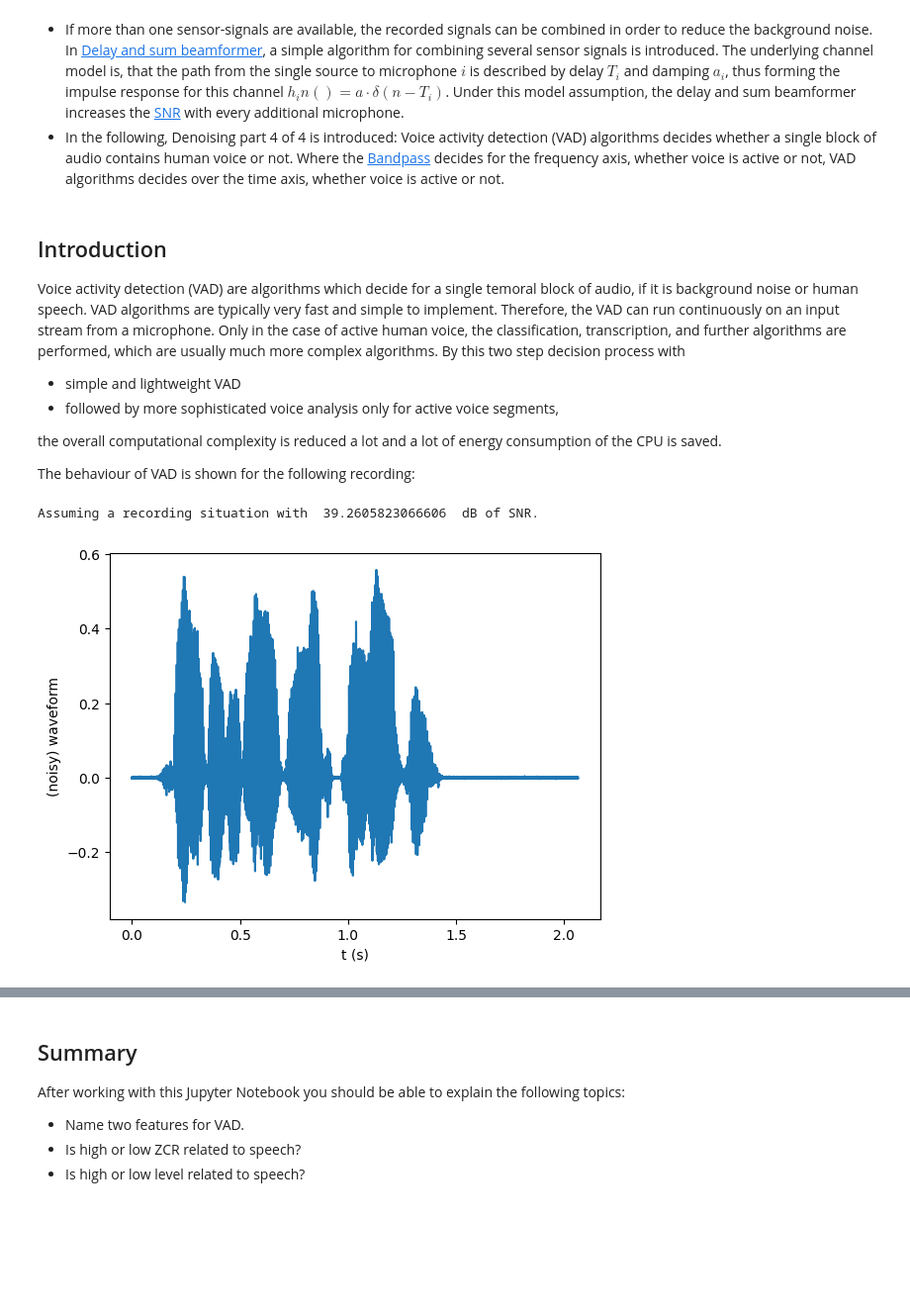
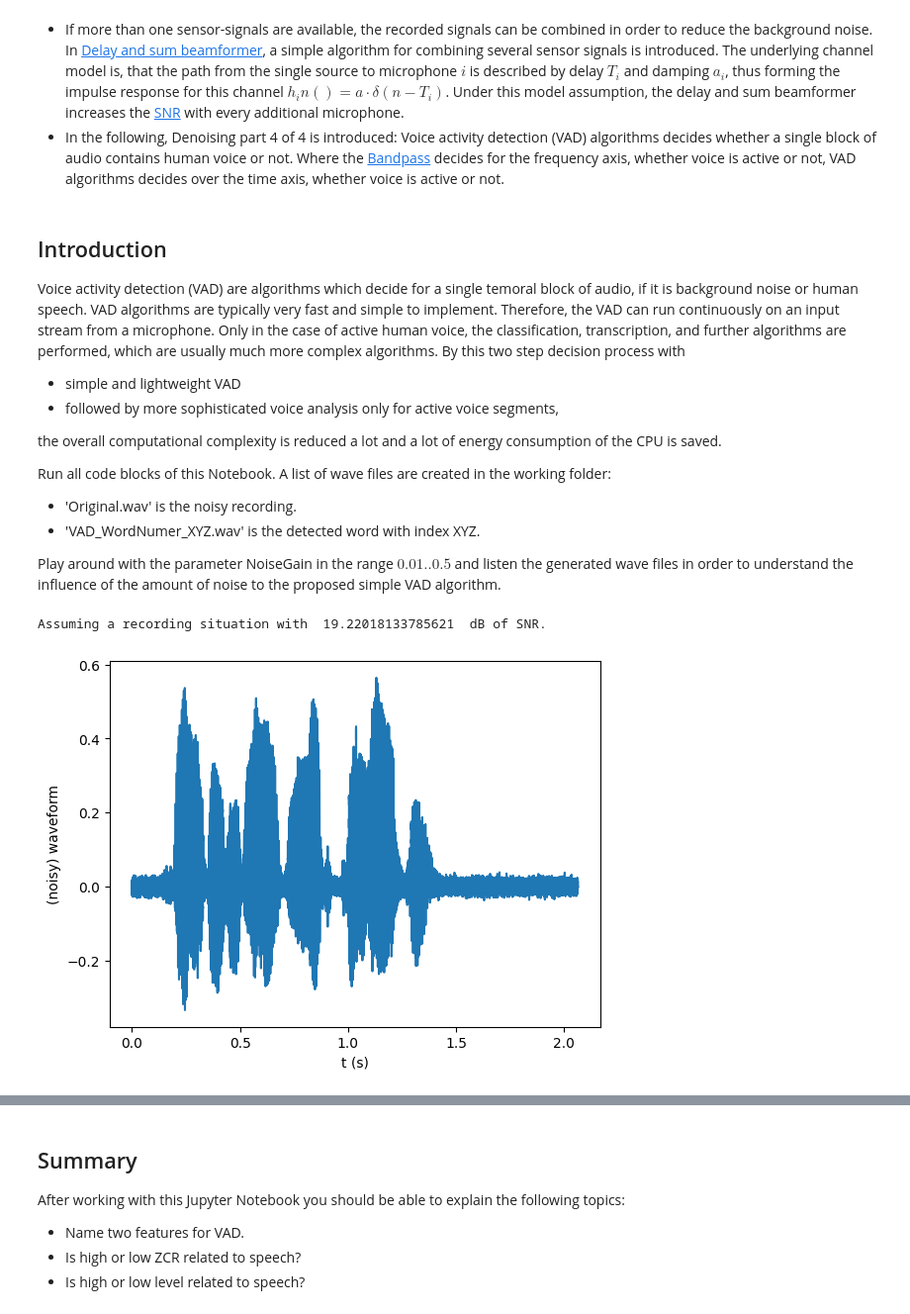
Before and after one commit to spiertz/VoiceControl, a Jupyter notebook: Week09_Denoising_VAD/01_VoiceActivityDetection.ipynb, the cells around one changed output, grey strips where cells are left out. Shown at 99% size. Cells and saved outputs as stored; diff of their text form; code cells hidden in the pictures; blank space fills up the shorter version.

```diff
--- a/Week09_Denoising_VAD/01_VoiceActivityDetection.ipynb
+++ b/Week09_Denoising_VAD/01_VoiceActivityDetection.ipynb
@@ -16,27 +16,42 @@ Voice activity detection (VAD) are algorithms which decide for a single temoral
 
 the overall computational complexity is reduced a lot and a lot of energy consumption of the CPU is saved.
 
-The behaviour of VAD is shown for the following recording:
+Run all code blocks of this Notebook. A list of wave files are created in the working folder:
+
+- 'Original.wav' is the noisy recording.
+- 'VAD_WordNumer_XYZ.wav' is the detected word with index XYZ.
+
+Play around with the parameter NoiseGain in the range $0.01 .. 0.5$ and listen the generated wave files in order to understand the influence of the amount of noise to the proposed simple VAD algorithm.
 # %%
+NoiseGain = 0.01
+
 import numpy as np
 import matplotlib.pyplot as plt
 import sys
 sys.path.insert(1, '../Basics')
 import WaveFileHandling
 
+# delete all wave files in the current directory for allowing repeated runs of this notebook without manual cleanup
+import os
+for file in os.listdir('.'):
+    if file.endswith('.wav'):
+        os.remove(file)
+
 x, Fs = WaveFileHandling.ReadWaveAsNumpyArray('../Audio/PferdeSchnaubenNichtDieNase.wav')
-y = x + 0.001 * np.random.randn(x.shape[0])
+y = x + NoiseGain * np.random.randn(x.shape[0])
 SNR = 10*np.log10(np.sum(x**2) / np.sum((x-y)**2))
 print('Assuming a recording situation with ', SNR, ' dB of SNR.')
 
 t = np.arange(y.shape[0]) / Fs
 plt.plot(t, y)
 plt.xlabel('t (s)')
 plt.ylabel('(noisy) waveform')
 plt.show()
+
+WaveFileHandling.WriteWaveAsNumpyArray(y, Fs, 'Original.wav')
 # %% [output]
-Assuming a recording situation with  39.2605823066606  dB of SNR.
+Assuming a recording situation with  19.22018133785621  dB of SNR.
-[figure, old version]
+[figure, new version]
 # %% [markdown]
 ## VAD feature: level
 In a typical recording situation the human voice is louder than the background noise. Otherwise, the voice would be hard to recognize, even for human listeners.
```
Also changed, not shown: parts of 15 cells of this notebook, 1 other file.
